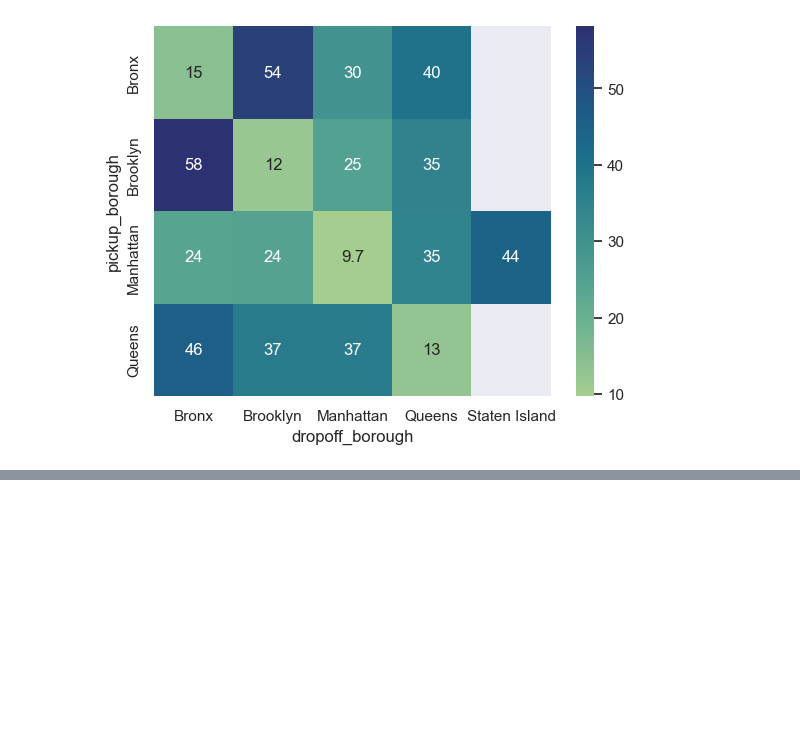
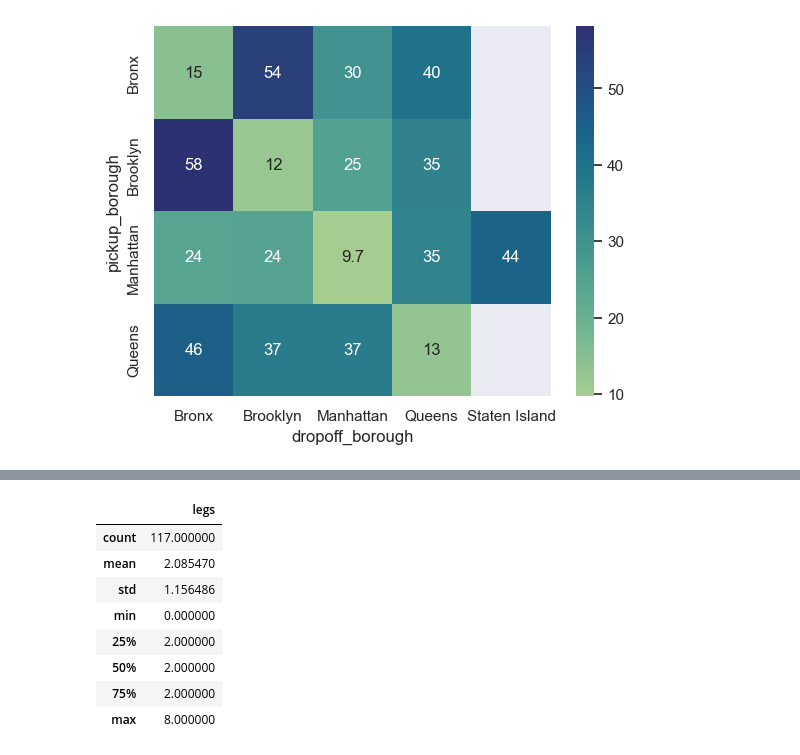
Before and after one commit to gbrs/nadyas_introductory_course, a Jupyter notebook: Untitled.ipynb, the cells around one changed output, grey strips where cells are left out. Cells and saved outputs as stored; diff of their text form; code cells hidden in the pictures; blank space fills up the shorter version.

```diff
--- a/Untitled.ipynb
+++ b/Untitled.ipynb
@@ -166,0 +199,12 @@ sns.heatmap(x, annot=True, cmap='crest');
+# %%
+df.describe()
+# %% [output]
+|  | legs |
+| count | 117.000000 |
+| mean | 2.085470 |
+| std | 1.156486 |
+| min | 0.000000 |
+| 25% | 2.000000 |
+| 50% | 2.000000 |
+| 75% | 2.000000 |
+| max | 8.000000 |
```
Also changed, not shown: parts of 6 cells of this notebook, 2 other files.
